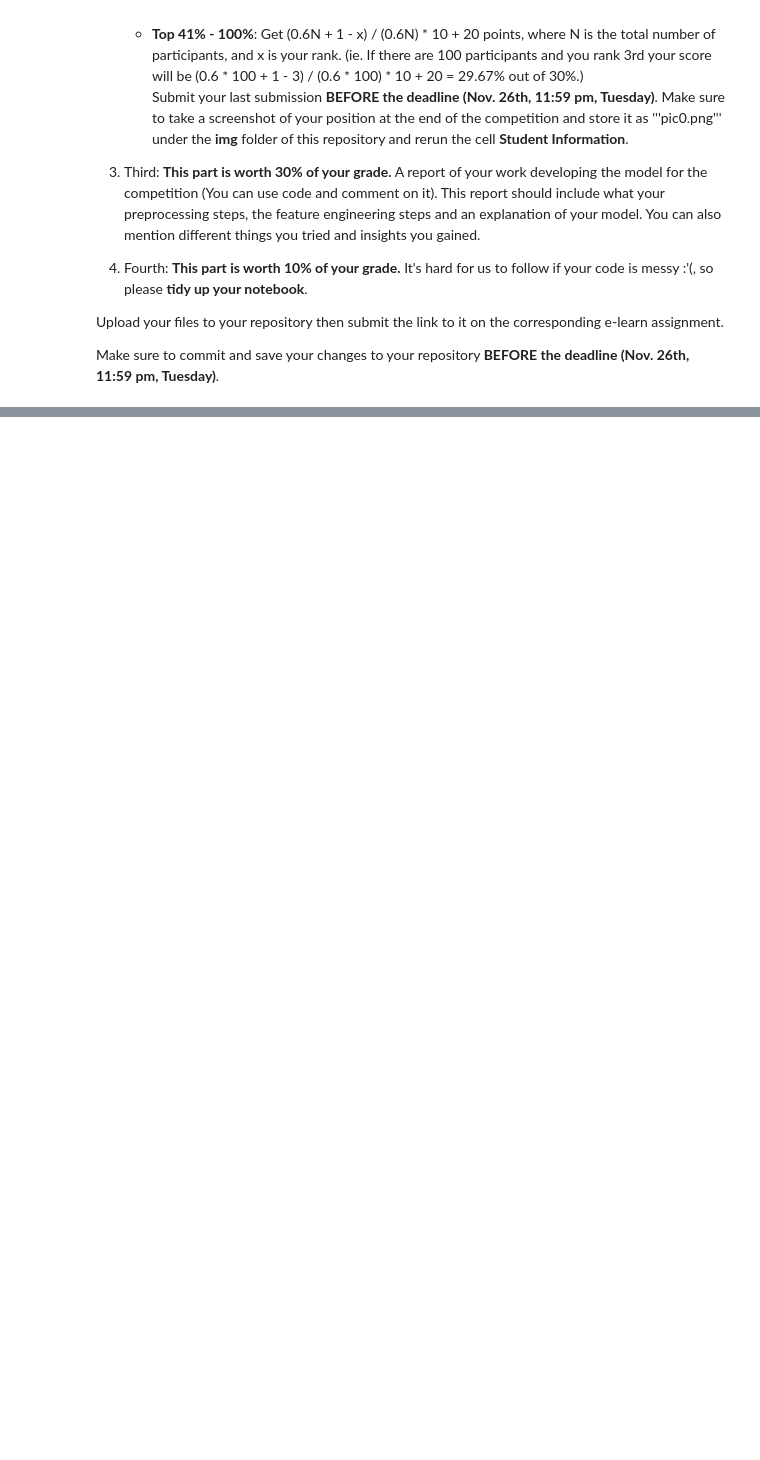
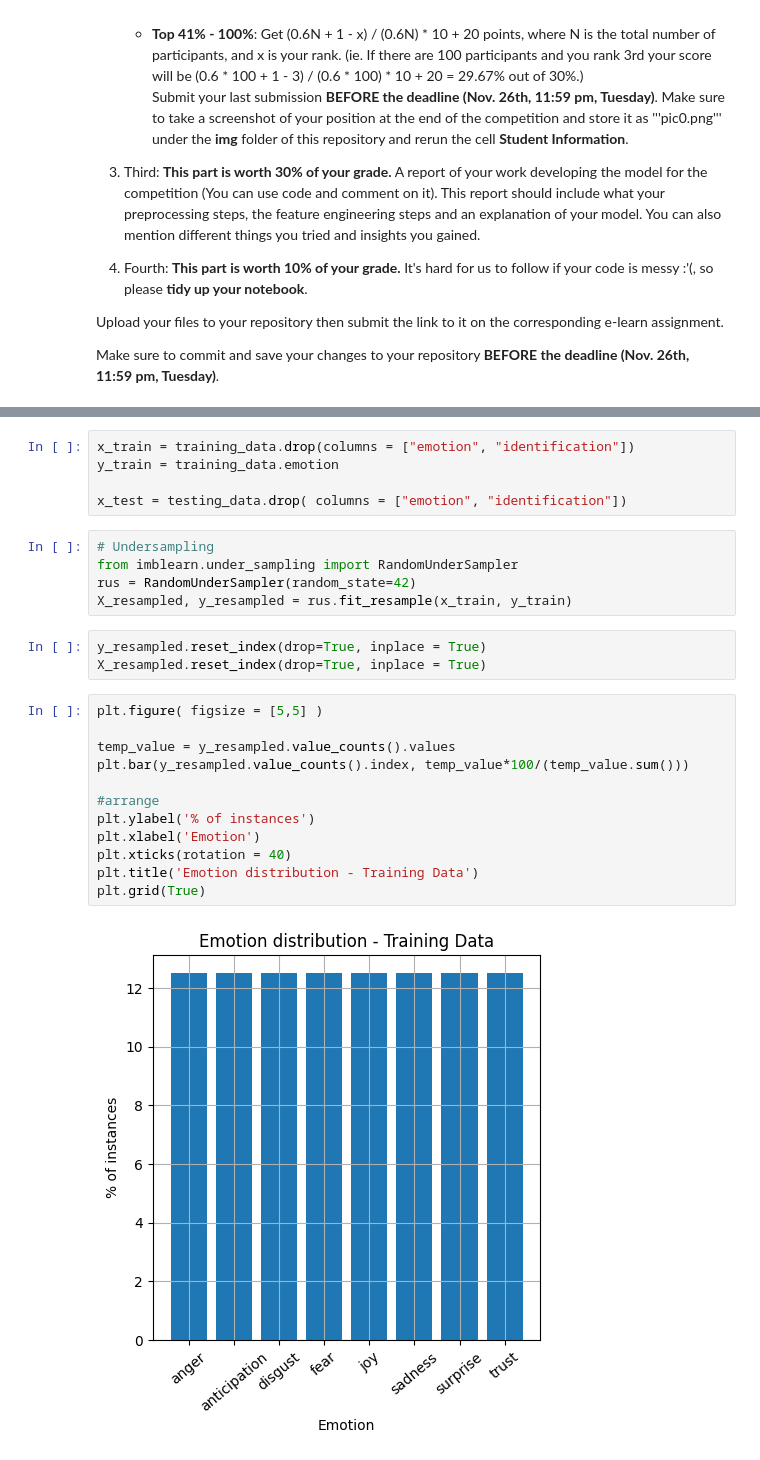
Before and after one commit to BORYA-dev/DM2024-Lab2-Homework, a Jupyter notebook: DM2024-Lab2-Homework.ipynb, the cells around one changed output, grey strips where cells are left out. Cells and saved outputs as stored; diff of their text form; blank space fills up the shorter version.

```diff
--- a/DM2024-Lab2-Homework.ipynb
+++ b/DM2024-Lab2-Homework.ipynb
@@ -50,0 +409,27 @@ with open(file_path, 'r', encoding='utf-8') as file:
+# %%
+x_train = training_data.drop(columns = ["emotion", "identification"])
+y_train = training_data.emotion
+
+x_test = testing_data.drop( columns = ["emotion", "identification"])
+# %%
+# Undersampling
+from imblearn.under_sampling import RandomUnderSampler
+rus = RandomUnderSampler(random_state=42)
+X_resampled, y_resampled = rus.fit_resample(x_train, y_train)
+# %%
+y_resampled.reset_index(drop=True, inplace = True)
+X_resampled.reset_index(drop=True, inplace = True)
+# %%
+plt.figure( figsize = [5,5] )
+
+temp_value = y_resampled.value_counts().values
+plt.bar(y_resampled.value_counts().index, temp_value*100/(temp_value.sum()))
+
+#arrange
+plt.ylabel('% of instances')
+plt.xlabel('Emotion')
+plt.xticks(rotation = 40)
+plt.title('Emotion distribution - Training Data')
+plt.grid(True)
+# %% [output]
+[figure, added]
```
Also changed, not shown: parts of 54 cells of this notebook.
